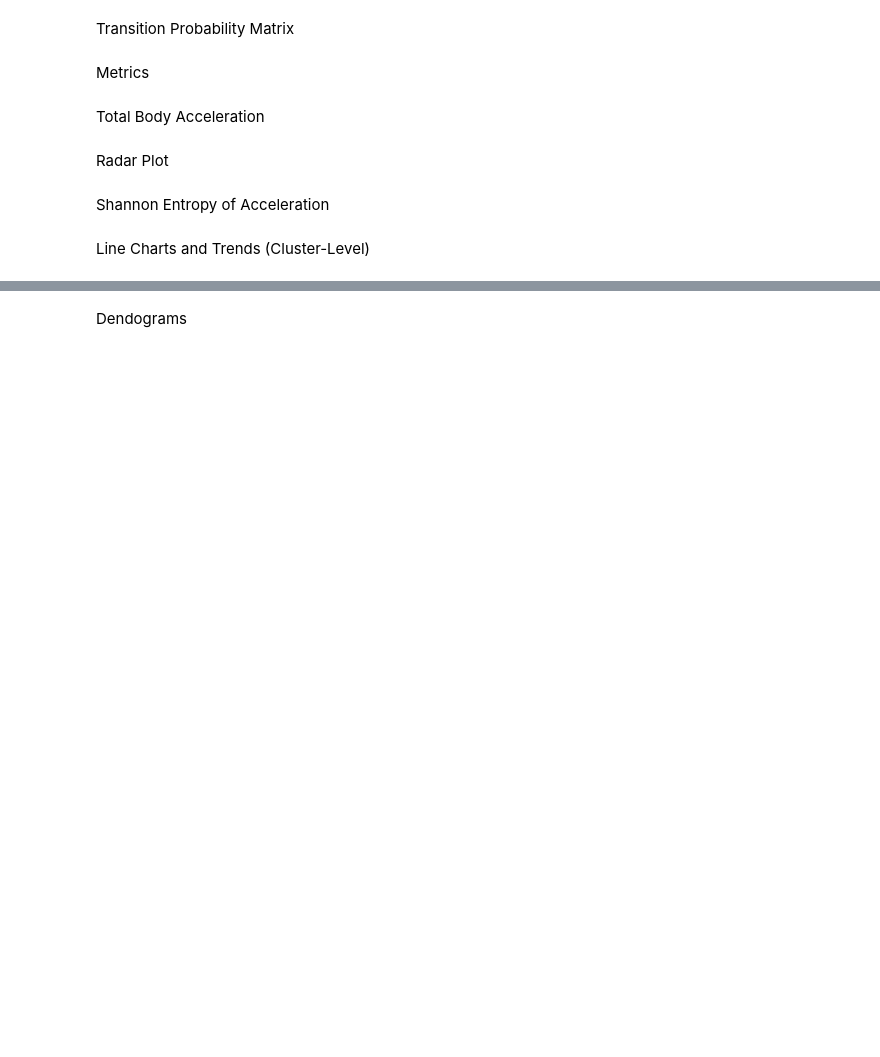
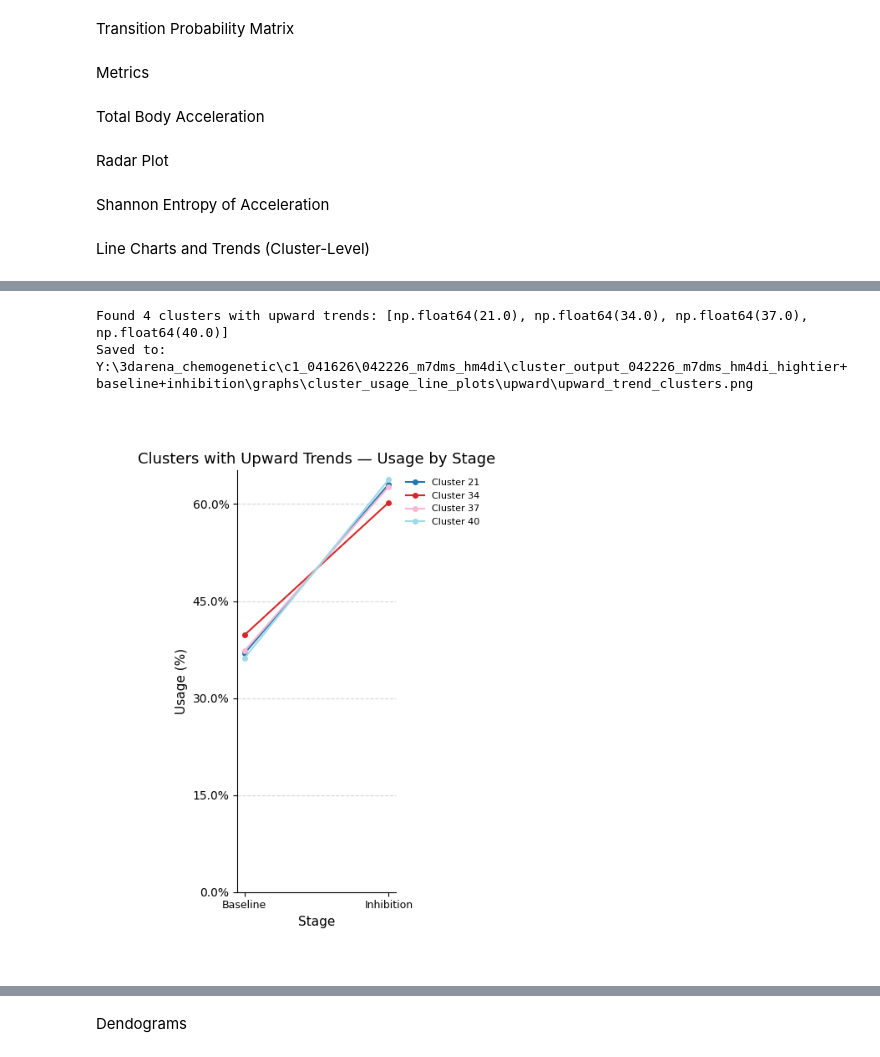
Before and after one commit to Ganglia-Guardian/AccelCluster-Visualizations, a Jupyter notebook: visualizations_pipeline.ipynb, the cells around one changed output, grey strips where cells are left out. Saved outputs shown, nothing was run; the diff lists cells and outputs as text; code cells hidden in the pictures; blank space fills up the shorter version.

```diff
--- a/visualizations_pipeline.ipynb
+++ b/visualizations_pipeline.ipynb
@@ -4659,10 +4700,6 @@ def plot_upward_trend_clusters(
     weeks_order = sorted(df['Week_Number'].unique())
 
     week_labels = [f'Week {int(w)}' for w in weeks_order]
-    week_totals = df['Week_Number'].value_counts().reindex(
-        weeks_order,
-        fill_value=1
-    )
 
     special_label_map = {
         'Week 25': 'L-Dopa',
@@ -4674,7 +4711,7 @@ def plot_upward_trend_clusters(
         for lbl in week_labels
     ]
 
-    # --- identify downward trending clusters using linear regression slope ---
+    # --- identify upward trending clusters using linear regression slope ---
     downward_clusters = []
     downward_pcts = {}
 
@@ -4687,7 +4724,11 @@ def plot_upward_trend_clusters(
             .reindex(weeks_order, fill_value=0)
         )
 
-        pct = (counts / week_totals * 100).values
+        cluster_total = counts.sum()  # total occurrences of THIS cluster across all weeks
+        if cluster_total > 0:
+            pct = (counts / cluster_total * 100).values
+        else:
+            pct = (counts * 0).values
 
         slope, _, _, _, _ = scipy.stats.linregress(
             range(len(weeks_order)),
@@ -4707,7 +4748,7 @@ def plot_upward_trend_clusters(
         f"with upward trends: {downward_clusters}"
     )
 
-    # --- plot all downward clusters on one graph ---
+    # --- plot all upward clusters on one graph ---
     cmap = plt.get_cmap('tab20')
 
     fig, ax = plt.subplots(figsize=(10, 5))
@@ -4848,7 +4889,11 @@ def plot_upward_trend_clusters(
     plt.show()
     plt.close(fig)
 # %%
-plot_upward_trend_clusters(combined_matrix, save=True, output_dir=output_dir, percentage_limit=1)
+plot_upward_trend_clusters(combined_matrix, save=True, output_dir=output_dir, percentage_limit=20)
+# %% [output]
+Found 4 clusters with upward trends: [np.float64(21.0), np.float64(34.0), np.float64(37.0), np.float64(40.0)]
+Saved to: Y:\3darena_chemogenetic\c1_041626\042226_m7dms_hm4di\cluster_output_042226_m7dms_hm4di_hightier+baseline+inhibition\graphs\cluster_usage_line_plots\upward\upward_trend_clusters.png
+[figure, added]
 # %%
 import scipy
 
```
Also changed, not shown: parts of 12 cells of this notebook.
